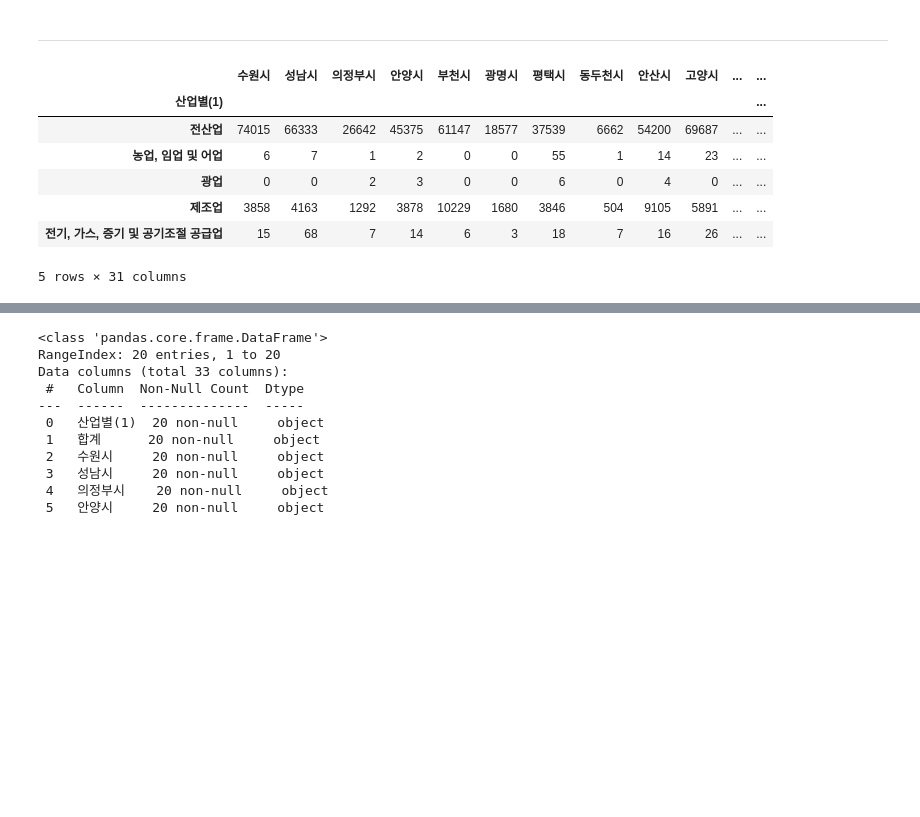
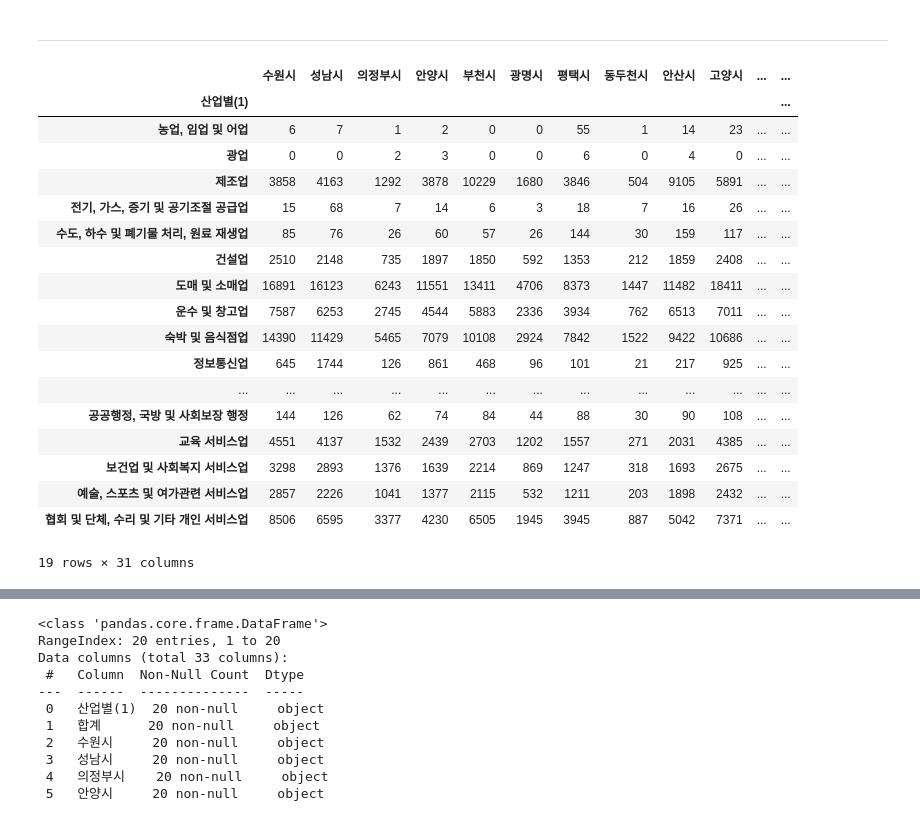
Before and after one commit to hk918216/Mini-Project_1, a Jupyter notebook: 2. 산업현황데이터읽기.ipynb, the cells around one changed output, grey strips where cells are left out. Saved outputs shown, nothing was run; the diff lists cells and outputs as text; code cells hidden in the pictures; blank space fills up the shorter version.

```diff
--- a/2. 산업현황데이터읽기.ipynb
+++ b/2. 산업현황데이터읽기.ipynb
@@ -243,16 +245,28 @@ ggd_si = ggd_si.drop(['합계'], axis=1)
 ggd_si = ggd_si.set_index(['산업별(1)'])
 # %%
 ggd_si = ggd_si.astype(int)
-ggd_si.head()
+ggd_si = ggd_si.drop('전산업',axis=0)
+ggd_si
 # %% [output]
 |  | 수원시 | 성남시 | 의정부시 | 안양시 | 부천시 | 광명시 | 평택시 | 동두천시 | 안산시 | 고양시 | ... | ... |
 | 산업별(1) |  |  |  |  |  |  |  |  |  |  |  | ... |
-| 전산업 | 74015 | 66333 | 26642 | 45375 | 61147 | 18577 | 37539 | 6662 | 54200 | 69687 | ... | ... |
 | 농업, 임업 및 어업 | 6 | 7 | 1 | 2 | 0 | 0 | 55 | 1 | 14 | 23 | ... | ... |
 | 광업 | 0 | 0 | 2 | 3 | 0 | 0 | 6 | 0 | 4 | 0 | ... | ... |
 | 제조업 | 3858 | 4163 | 1292 | 3878 | 10229 | 1680 | 3846 | 504 | 9105 | 5891 | ... | ... |
 | 전기, 가스, 증기 및 공기조절 공급업 | 15 | 68 | 7 | 14 | 6 | 3 | 18 | 7 | 16 | 26 | ... | ... |
+| 수도, 하수 및 폐기물 처리, 원료 재생업 | 85 | 76 | 26 | 60 | 57 | 26 | 144 | 30 | 159 | 117 | ... | ... |
+| 건설업 | 2510 | 2148 | 735 | 1897 | 1850 | 592 | 1353 | 212 | 1859 | 2408 | ... | ... |
+| 도매 및 소매업 | 16891 | 16123 | 6243 | 11551 | 13411 | 4706 | 8373 | 1447 | 11482 | 18411 | ... | ... |
+| 운수 및 창고업 | 7587 | 6253 | 2745 | 4544 | 5883 | 2336 | 3934 | 762 | 6513 | 7011 | ... | ... |
+| 숙박 및 음식점업 | 14390 | 11429 | 5465 | 7079 | 10108 | 2924 | 7842 | 1522 | 9422 | 10686 | ... | ... |
+| 정보통신업 | 645 | 1744 | 126 | 861 | 468 | 96 | 101 | 21 | 217 | 925 | ... | ... |
+| ... | ... | ... | ... | ... | ... | ... | ... | ... | ... | ... | ... | ... |
+| 공공행정, 국방 및 사회보장 행정 | 144 | 126 | 62 | 74 | 84 | 44 | 88 | 30 | 90 | 108 | ... | ... |
+| 교육 서비스업 | 4551 | 4137 | 1532 | 2439 | 2703 | 1202 | 1557 | 271 | 2031 | 4385 | ... | ... |
+| 보건업 및 사회복지 서비스업 | 3298 | 2893 | 1376 | 1639 | 2214 | 869 | 1247 | 318 | 1693 | 2675 | ... | ... |
+| 예술, 스포츠 및 여가관련 서비스업 | 2857 | 2226 | 1041 | 1377 | 2115 | 532 | 1211 | 203 | 1898 | 2432 | ... | ... |
+| 협회 및 단체, 수리 및 기타 개인 서비스업 | 8506 | 6595 | 3377 | 4230 | 6505 | 1945 | 3945 | 887 | 5042 | 7371 | ... | ... |
-5 rows × 31 columns
+19 rows × 31 columns
 # %%
 plt.figure(figsize=(20,10))
 plt.rc("font", family = "Malgun Gothic", size=10)
```
Also changed, not shown: parts of 29 cells of this notebook, 1 other file.
